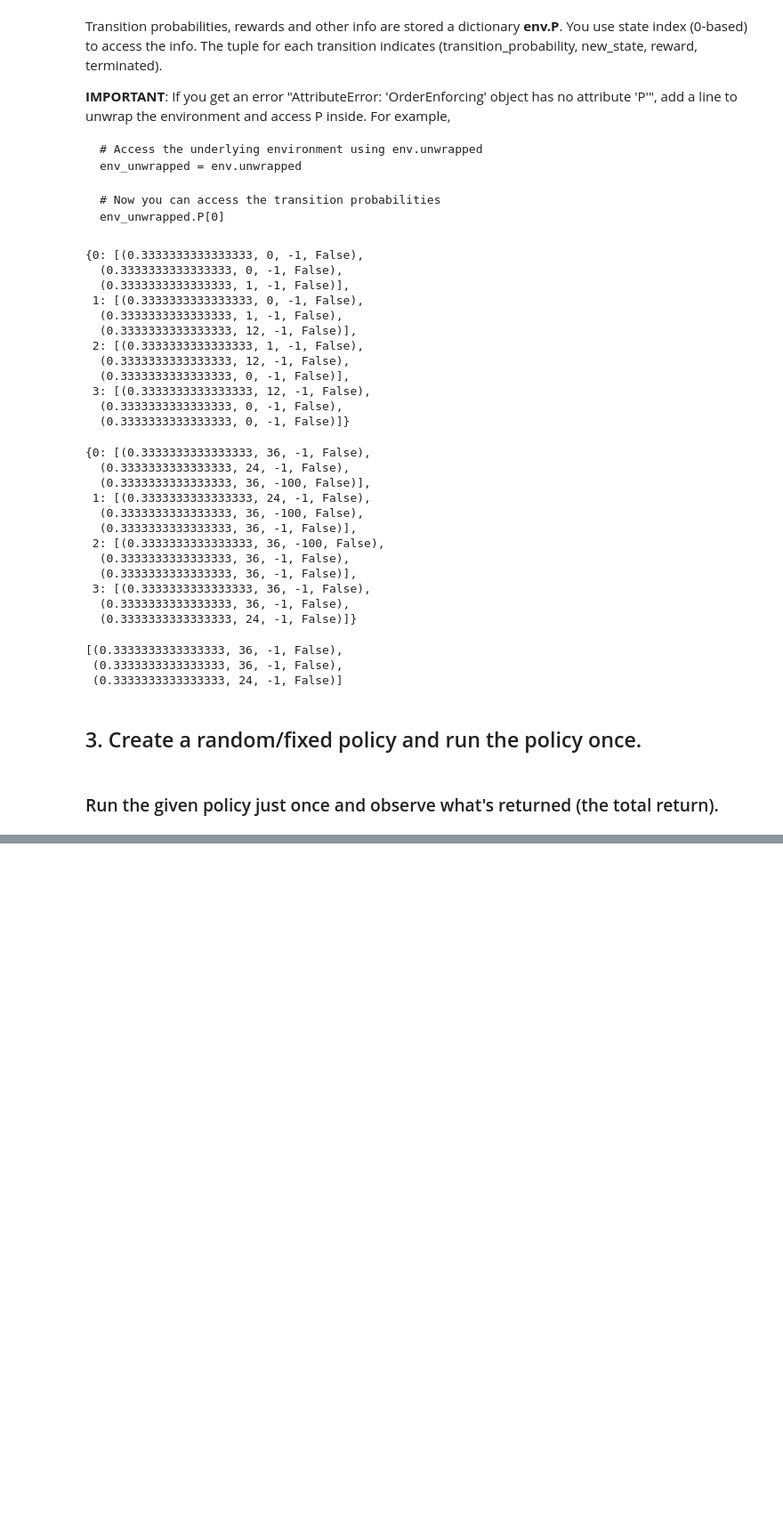
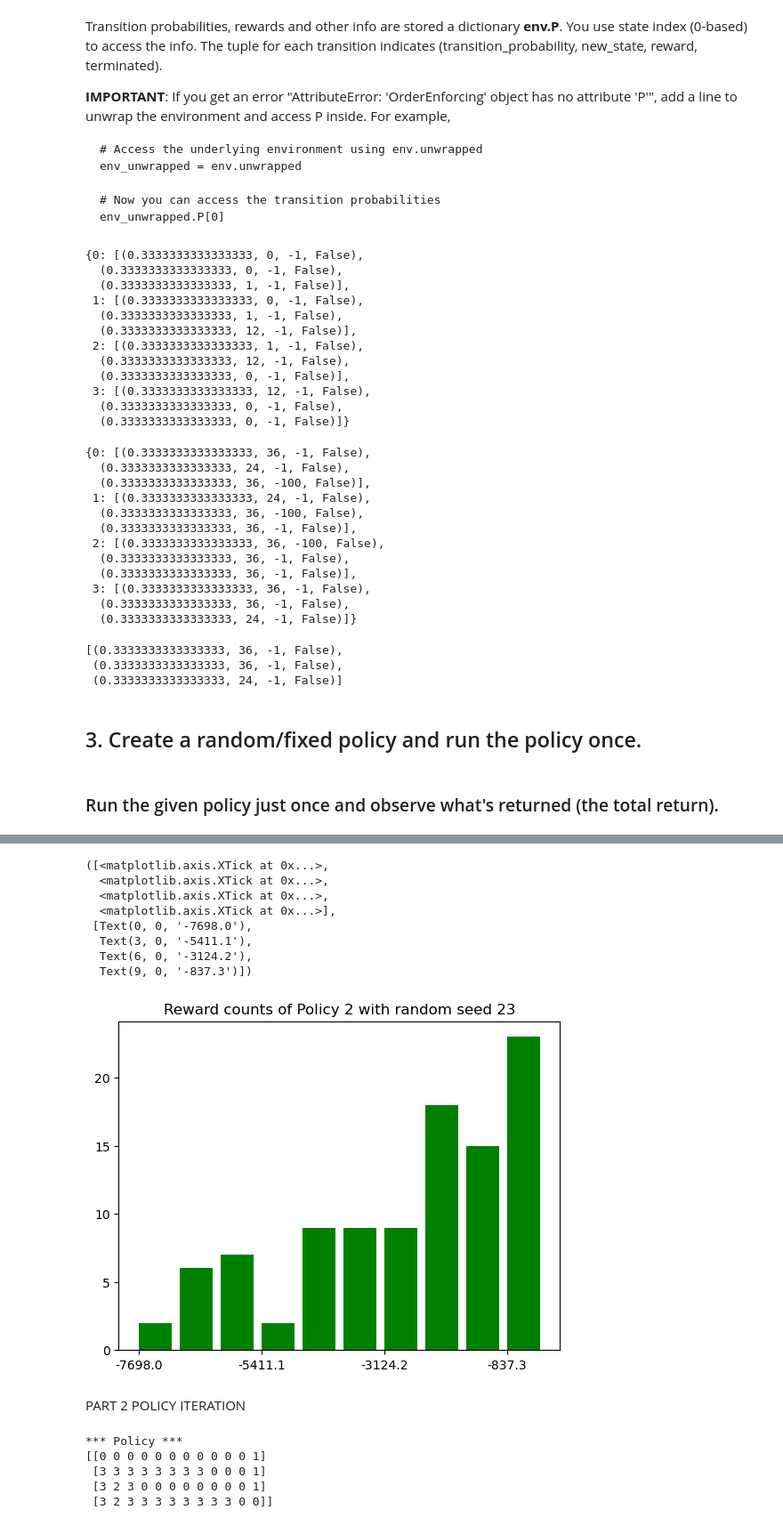
Before and after one commit to timkom10/CSC580_Winter2025_1, a Jupyter notebook: HW#2/580_hw2_startup.ipynb, the cells around one changed output, grey strips where cells are left out. Shown: that part at 89% size. Saved outputs shown, nothing was run; the diff lists cells and outputs as text; code cells hidden in the pictures; blank space fills up the shorter version.

```diff
--- a/HW#2/580_hw2_startup.ipynb
+++ b/HW#2/580_hw2_startup.ipynb
@@ -170,0 +172,24 @@ print (f' ==> Total return: {result}')
+# %%
+#  Generate Policies
+policy1 = generate_random_policy(nA, nS, 11)
+print ("*** Policy ***\n{}".format(policy1.reshape((4, 12))))
+policy2 = generate_random_policy(nA, nS, 23)
+print ("*** Policy ***\n{}".format(policy2.reshape((4, 12))))
+policy3 = generate_random_policy(nA, nS, 31)
+print ("*** Policy ***\n{}".format(policy3.reshape((4, 12))))
+#  initialize collection structures(just lists for everything)
+steps_1 = []
+steps_2 = []
+steps_3 = []
+near_falls_1 = []
+near_falls_2 = []
+near_falls_3 = []
+rewards_1 = []
+rewards_2 = []
+rewards_3 = []
+#run each policy 100 times (separated, because my first choices for seeds took too long, so I needed to go through ones that went faster)
+for trial in range(0,100):
+    output1 = run(env, policy1)
+    steps_1.append(output1[0])
+    near_falls_1.append(output1[1])
+    rewards_1.append(output1[2])
@@ -170,0 +212,6 @@ print (f' ==> Total return: {result}')
+# %%
+for trial in range(0,100):
+    output2 = run(env, policy2)
+    steps_2.append(output2[0])
+    near_falls_2.append(output2[1])
+    rewards_2.append(output2[2])
@@ -170,0 +333,18 @@ print (f' ==> Total return: {result}')
+# %%
+#bar plot of reward counts
+reward_counts, reward_edges = np.histogram(rewards_2)
+plt.bar(range(len(reward_counts)), reward_counts, align= 'edge', color='green')
+plt.title("Reward counts of Policy 2 with random seed 23")
+plt.xticks(ticks= range(0, len(reward_edges),3),labels=np.round(reward_edges[::3], 4))
+# %% [output]
+([<matplotlib.axis.XTick at 0x...>,
+  <matplotlib.axis.XTick at 0x...>,
+  <matplotlib.axis.XTick at 0x...>,
+  <matplotlib.axis.XTick at 0x...>],
+ [Text(0, 0, '-7698.0'),
+  Text(3, 0, '-5411.1'),
+  Text(6, 0, '-3124.2'),
+  Text(9, 0, '-837.3')])
+[figure, added]
+# %% [markdown]
+PART 2 POLICY ITERATION
@@ -170,0 +424,10 @@ print (f' ==> Total return: {result}')
+# %%
+pi = pi_iter(init_pi_s, gamma, theta, env_unwrapped, nS)
+print ("*** Policy ***\n{}".format(pi.reshape((4, 12))))
+#interesting result that all the cliff-side actions are go left, Also
+# %% [output]
+*** Policy ***
+[[0 0 0 0 0 0 0 0 0 0 0 1]
+ [3 3 3 3 3 3 3 3 0 0 0 1]
+ [3 2 3 0 0 0 0 0 0 0 0 1]
+ [3 2 3 3 3 3 3 3 3 3 0 0]]
```
Also changed, not shown: parts of 18 cells of this notebook, 1 other file.
